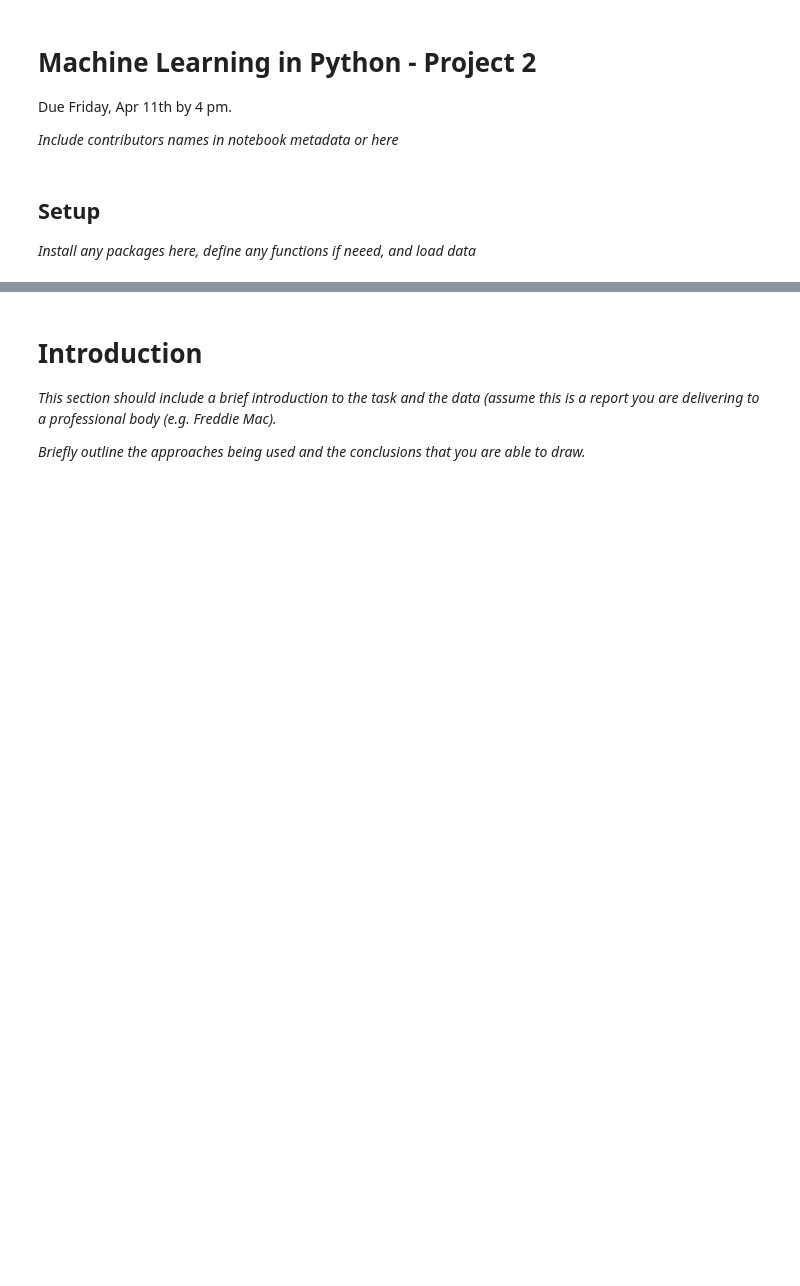
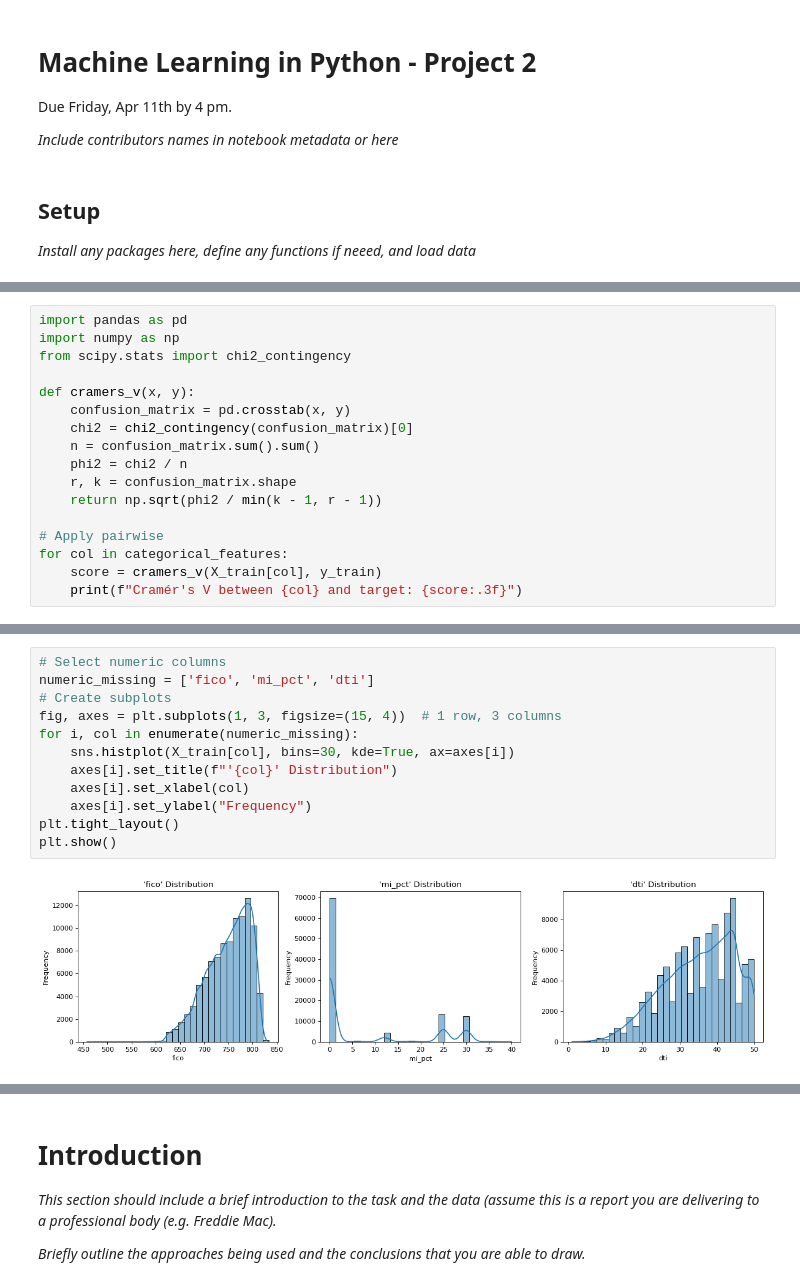
Before and after one commit to JinQiuqi/MLPy-project2, a Jupyter notebook: project2.ipynb, the cells around one changed output, grey strips where cells are left out. Drawn from its saved outputs; the diff is of its cells as text; blank space fills up the shorter version.

```diff
--- a/project2.ipynb
+++ b/project2.ipynb
@@ -51,0 +207,17 @@ d.head()
+# %%
+import pandas as pd
+import numpy as np
+from scipy.stats import chi2_contingency
+
+def cramers_v(x, y):
+    confusion_matrix = pd.crosstab(x, y)
+    chi2 = chi2_contingency(confusion_matrix)[0]
+    n = confusion_matrix.sum().sum()
+    phi2 = chi2 / n
+    r, k = confusion_matrix.shape
+    return np.sqrt(phi2 / min(k - 1, r - 1))
+
+# Apply pairwise
+for col in categorical_features:
+    score = cramers_v(X_train[col], y_train)
+    print(f"Cramér's V between {col} and target: {score:.3f}")
@@ -51,0 +402,14 @@ d.head()
+# %%
+# Select numeric columns
+numeric_missing = ['fico', 'mi_pct', 'dti']
+# Create subplots
+fig, axes = plt.subplots(1, 3, figsize=(15, 4))  # 1 row, 3 columns
+for i, col in enumerate(numeric_missing):
+    sns.histplot(X_train[col], bins=30, kde=True, ax=axes[i])
+    axes[i].set_title(f"'{col}' Distribution")
+    axes[i].set_xlabel(col)
+    axes[i].set_ylabel("Frequency")
+plt.tight_layout()
+plt.show()
+# %% [output]
+[figure, added]
```
Also changed, not shown: parts of 62 cells of this notebook.
